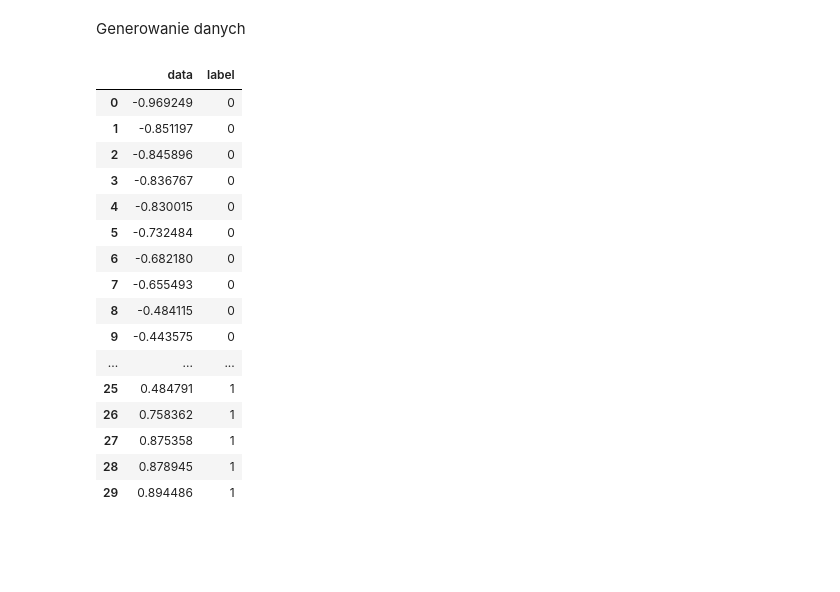
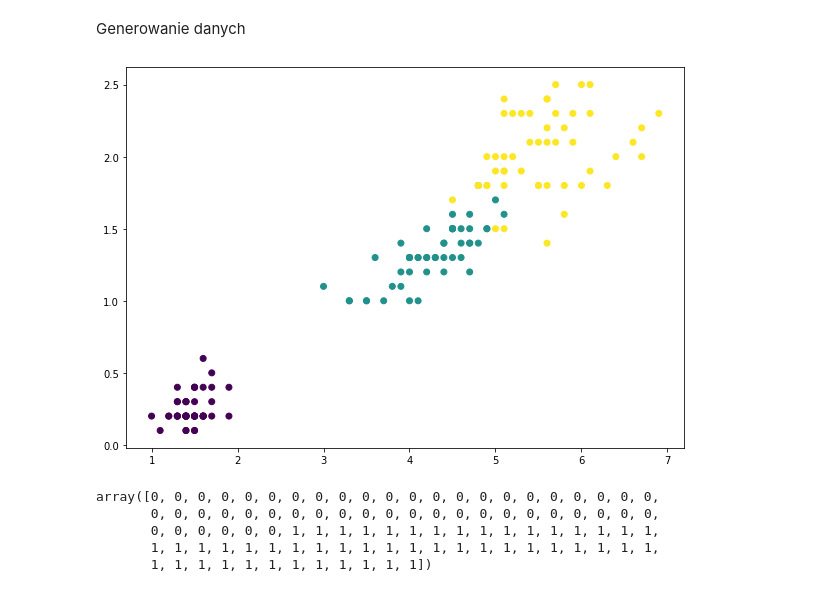
Before and after one commit to Kamil128/Training_DS_Classification, a Jupyter notebook: 2_2_Regularisation.ipynb, the cells around one changed output. Saved outputs shown, nothing was run; the diff lists cells and outputs as text; code cells hidden in the pictures; blank space fills up the shorter version.

```diff
--- a/2_2_Regularisation.ipynb
+++ b/2_2_Regularisation.ipynb
@@ -13,36 +8,32 @@ import matplotlib.pyplot as plt
 # %% [markdown]
 Generowanie danych
 # %%
-size = 30
-st1 = int(0.33 * size)
-st2 = int(0.33 * size)
-st3 = size - st1 - st2
+from sklearn import datasets
+import numpy as np
+import pandas as pd
+import matplotlib.pyplot as plt
 
-data_X = np.sort(np.random.uniform(-1, 1, size=size))
-data_Y = np.array([0 for x in range(int(0.5 * size))] + [1 for x in range(size - int(0.5 * size))])
-# data_Y = np.array([0 for _ in range(st1)] + [0 if x < 0 else 1 for x in np.random.randn(st2)] + [1 for _ in range(st3)])
+iris = datasets.load_iris()
 
-df = pd.DataFrame({'data': data_X,
-                   'label': data_Y})
-display(df)
+X_iris = iris.data[:, [2, 3]]
+y_iris = iris.target
 
-X = df[['data']].values
-Y = df[['label']].values
+plt.figure(figsize=(10, 7))
+
+
+plt.scatter(X_iris[:, 0], X_iris[:, 1], c=y_iris)
+plt.show()
+
+data_X = iris.data[iris.target != 1, 3]
+data_Y = iris.target[iris.target != 1]
+data_Y = np.where(data_Y == data_Y.min(), 0, 1)
 # %% [output]
-|  | data | label |
-| 0 | -0.969249 | 0 |
-| 1 | -0.851197 | 0 |
-| 2 | -0.845896 | 0 |
-| 3 | -0.836767 | 0 |
-| 4 | -0.830015 | 0 |
-| 5 | -0.732484 | 0 |
-| 6 | -0.682180 | 0 |
-| 7 | -0.655493 | 0 |
-| 8 | -0.484115 | 0 |
-| 9 | -0.443575 | 0 |
-| ... | ... | ... |
-| 25 | 0.484791 | 1 |
-| 26 | 0.758362 | 1 |
-| 27 | 0.875358 | 1 |
-| 28 | 0.878945 | 1 |
-| 29 | 0.894486 | 1 |
+[figure, added]
+# %%
+np.where(data_Y == data_Y.min(), 0, 1)
+# %% [output]
+array([0, 0, 0, 0, 0, 0, 0, 0, 0, 0, 0, 0, 0, 0, 0, 0, 0, 0, 0, 0, 0, 0,
+       0, 0, 0, 0, 0, 0, 0, 0, 0, 0, 0, 0, 0, 0, 0, 0, 0, 0, 0, 0, 0, 0,
+       0, 0, 0, 0, 0, 0, 1, 1, 1, 1, 1, 1, 1, 1, 1, 1, 1, 1, 1, 1, 1, 1,
+       1, 1, 1, 1, 1, 1, 1, 1, 1, 1, 1, 1, 1, 1, 1, 1, 1, 1, 1, 1, 1, 1,
+       1, 1, 1, 1, 1, 1, 1, 1, 1, 1, 1, 1])
```
Also changed, not shown: parts of 12 cells of this notebook.
